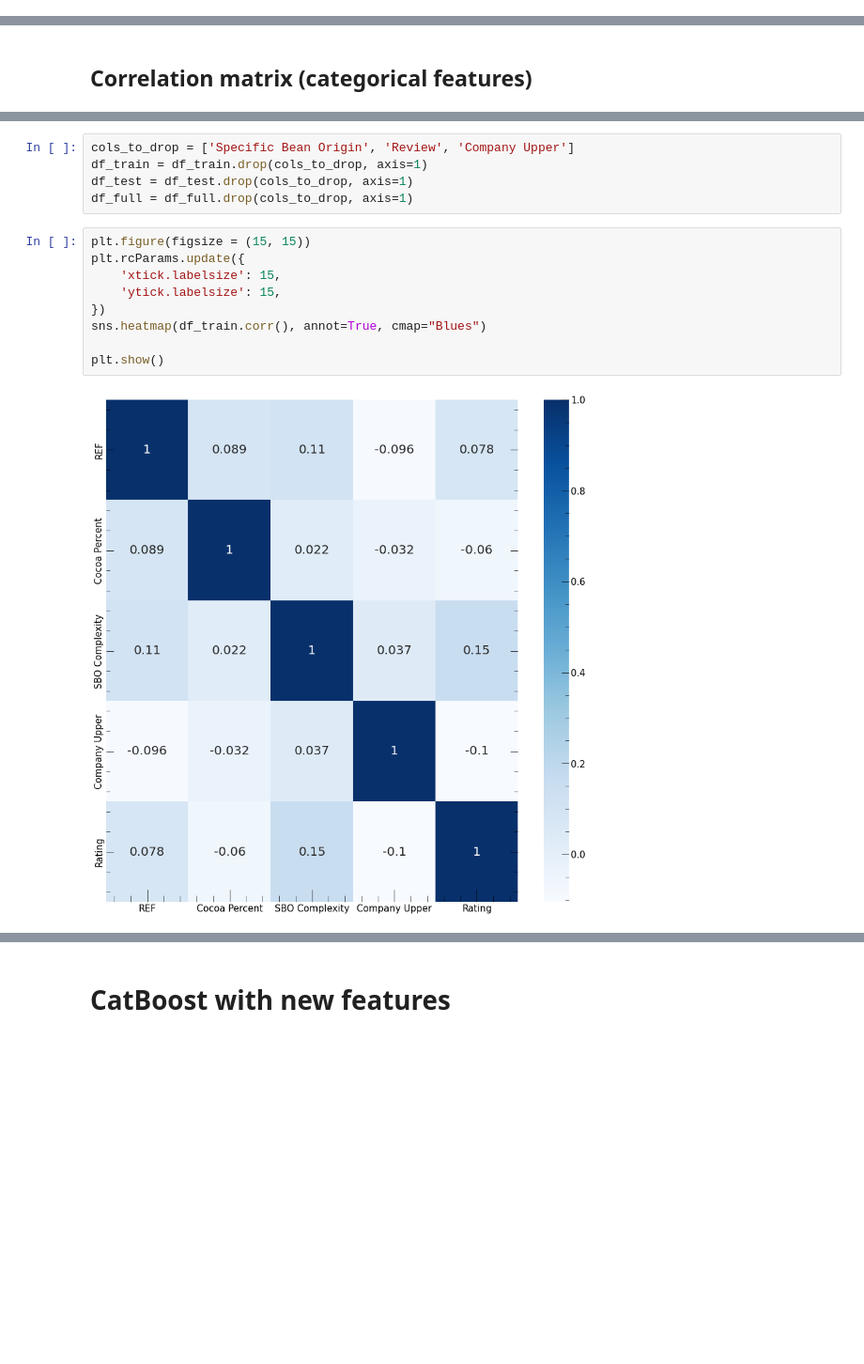
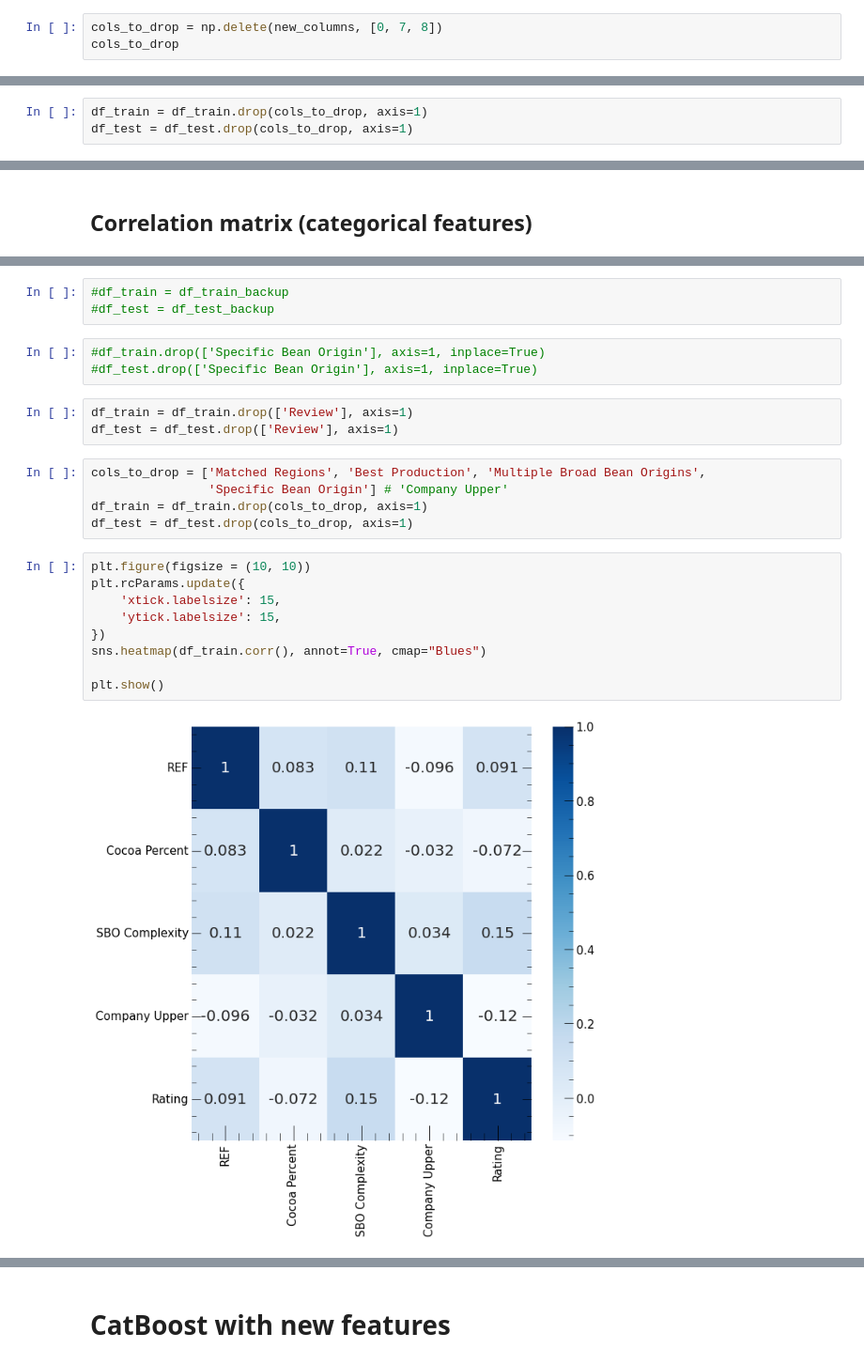
Before and after one commit to Sirnobaka/Stepik_PracticalML, a Jupyter notebook: Chcolate_competition/Notebook_Chocolate.ipynb, the cells around one changed output, grey strips where cells are left out. Shown at 94% size. Drawn from its saved outputs; the diff is of its cells as text; blank space fills up the shorter version.

```diff
--- a/Chcolate_competition/Notebook_Chocolate.ipynb
+++ b/Chcolate_competition/Notebook_Chocolate.ipynb
@@ -572,0 +801,3 @@ Keep 'SBO Complexity' and 'Company Upper'
+# %%
+cols_to_drop = np.delete(new_columns, [0, 7, 8])
+cols_to_drop
@@ -572,0 +808,3 @@ Keep 'SBO Complexity' and 'Company Upper'
+# %%
+df_train = df_train.drop(cols_to_drop, axis=1)
+df_test = df_test.drop(cols_to_drop, axis=1)
@@ -591,16 +840,25 @@ cramersv.fit()
+# %%
+#df_train = df_train_backup
+#df_test = df_test_backup
+# %%
+#df_train.drop(['Specific Bean Origin'], axis=1, inplace=True)
+#df_test.drop(['Specific Bean Origin'], axis=1, inplace=True)
+# %%
+df_train = df_train.drop(['Review'], axis=1)
+df_test = df_test.drop(['Review'], axis=1)
 # %%
-cols_to_drop = ['Specific Bean Origin', 'Review', 'Company Upper']
+cols_to_drop = ['Matched Regions', 'Best Production', 'Multiple Broad Bean Origins',
+                'Specific Bean Origin'] # 'Company Upper'
 df_train = df_train.drop(cols_to_drop, axis=1)
 df_test = df_test.drop(cols_to_drop, axis=1)
-df_full = df_full.drop(cols_to_drop, axis=1)
 # %%
-plt.figure(figsize = (15, 15))
+plt.figure(figsize = (10, 10))
 plt.rcParams.update({
     'xtick.labelsize': 15,
     'ytick.labelsize': 15,
 })
 sns.heatmap(df_train.corr(), annot=True, cmap="Blues")
 
 plt.show()
 # %% [output]
-[figure, old version]
+[figure, new version]
```
Also changed, not shown: parts of 158 cells of this notebook.
